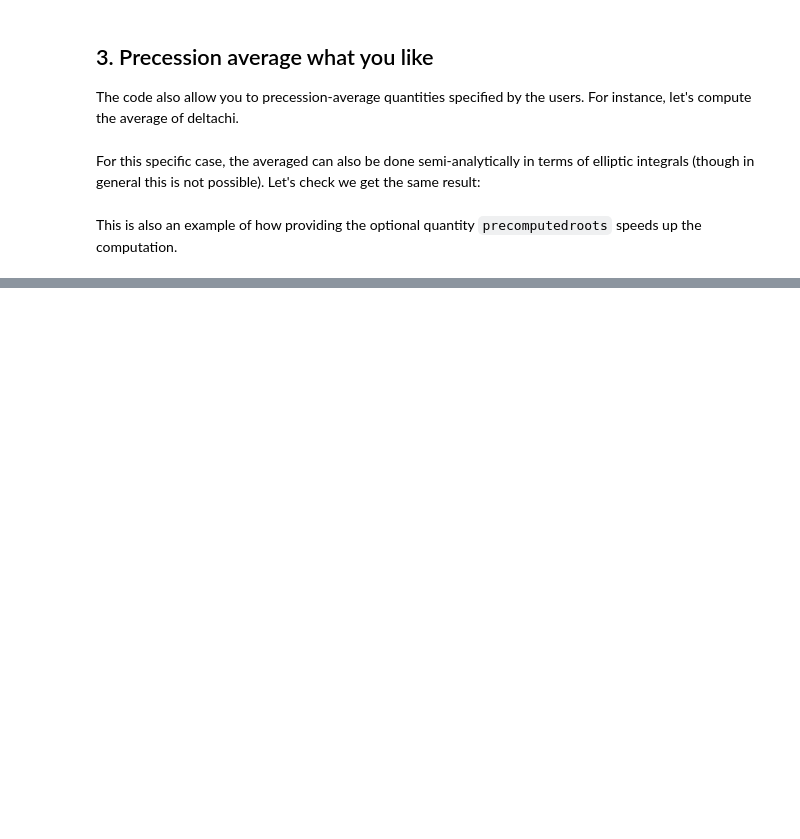
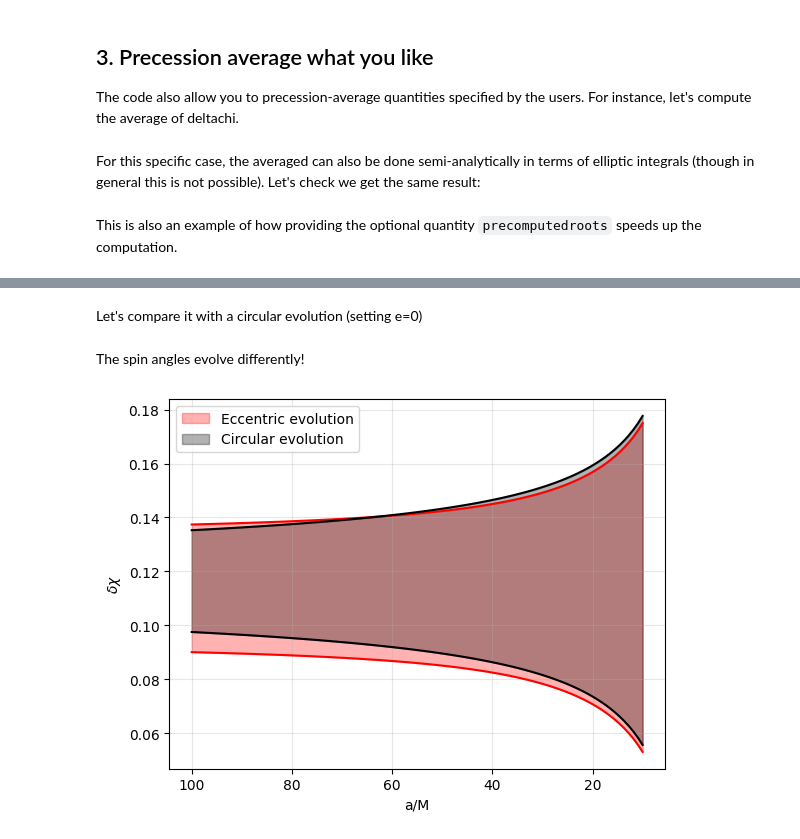
Before and after one commit to dgerosa/precession, a Jupyter notebook: utils/examples.ipynb, the cells around one changed output, grey strips where cells are left out. Saved outputs shown, nothing was run; the diff lists cells and outputs as text; code cells hidden in the pictures; blank space fills up the shorter version.

```diff
--- a/utils/examples.ipynb
+++ b/utils/examples.ipynb
@@ -135,0 +142,61 @@ This is also an example of  how providing the optional quantity `precomputedroot
+# %%
+#intial semi major axis ( in geometric units)
+np.random.seed(42)
+a0= 100
+#final semi major axis
+af= 10
+a_array= np.linspace(a0, af, 100) #array of semi-major axis values for the inspiral
+#initial eccentricity
+e0 = 0.6
+# %%
+#spin parameters
+chi1 =np.random.uniform(0.1, 1)
+chi2 =np.random.uniform(0.1, 1)
+theta1, theta2, deltaphi = precession_eccentricity.isotropic_angles(N=1)
+#mass parameters
+q = np.random.uniform(0.1, 1)
+# %%
+output_ecc=precession_eccentricity.inspiral_precav(theta1=theta1,theta2=theta2,deltaphi=deltaphi,a=a_array,e=e0,q=q,chi1=chi1,chi2=chi2)
+# %% [markdown]
+Let's compare it with a circular evolution (setting e=0)
+# %%
+output_circ=precession_eccentricity.inspiral_precav(theta1=theta1,theta2=theta2,deltaphi=deltaphi,a=a_array,e=0,q=q,chi1=chi1,chi2=chi2)
+# %% [markdown]
+The spin angles evolve differently!
+# %%
+import pylab as plt
+
+
+plt.plot(output_ecc['a'][0], output_ecc['deltachiminus'][0],color='red')
+plt.plot(output_ecc['a'][0], output_ecc['deltachiplus'][0], color='red')
+plt.plot(output_circ['a'][0], output_circ['deltachiminus'][0],color='k')
+plt.plot(output_circ['a'][0], output_circ['deltachiplus'][0],color='k')
+
+
+plt.fill_between(
+    output_ecc['a'][0],
+    output_ecc['deltachiminus'][0],
+    output_ecc['deltachiplus'][0],
+    color='red',
+    alpha=0.3,
+    label='Eccentric evolution'
+)
+
+
+plt.fill_between(
+    output_circ['a'][0],
+    output_circ['deltachiminus'][0],
+    output_circ['deltachiplus'][0],
+    color='k',
+    alpha=0.3,
+    label='Circular evolution'
+)
+
+plt.xlabel('a/M')
+plt.ylabel('$\delta \chi$')
+plt.legend()
+plt.grid(True, alpha=0.3)
+plt.gca().invert_xaxis()
+plt.show()
+# %% [output]
+[figure, added]
```
Also changed, not shown: parts of 4 cells of this notebook, 3 other files.
